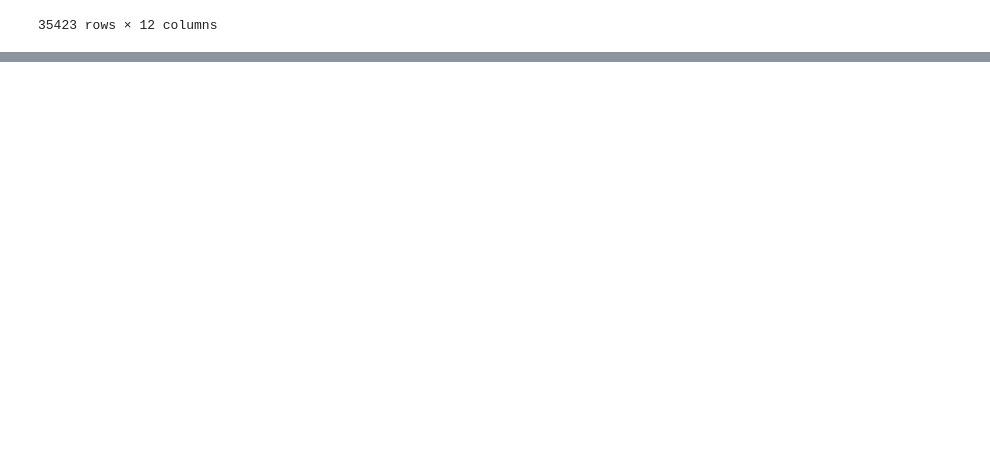
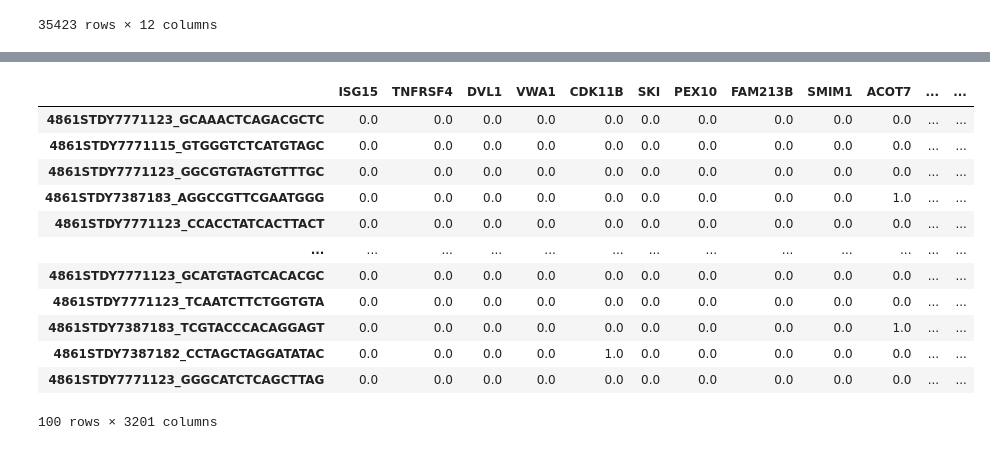
Before and after one commit to vfschumann/novosparc, a Jupyter notebook: Vic/reconstruct_endometrium.ipynb, the cells around one changed output, grey strips where cells are left out. Cells and saved outputs as stored; diff of their text form; code cells hidden in the pictures; blank space fills up the shorter version.

```diff
--- a/Vic/reconstruct_endometrium.ipynb
+++ b/Vic/reconstruct_endometrium.ipynb
@@ -85,0 +96,23 @@ adata = adata[included]
+# %%
+dge_rep = None # a representation of cells gene expression
+sc.pp.highly_variable_genes(adata)
+is_var_gene = adata.var['highly_variable']
+var_genes = list(is_var_gene.index[is_var_gene])
+
+# alternative 1: variable expressed genes representation
+dge_rep = adata.to_df()[var_genes]
+dge_rep
+# %% [output]
+|  | ISG15 | TNFRSF4 | DVL1 | VWA1 | CDK11B | SKI | PEX10 | FAM213B | SMIM1 | ACOT7 | ... | ... |
+| 4861STDY7771123_GCAAACTCAGACGCTC | 0.0 | 0.0 | 0.0 | 0.0 | 0.0 | 0.0 | 0.0 | 0.0 | 0.0 | 0.0 | ... | ... |
+| 4861STDY7771115_GTGGGTCTCATGTAGC | 0.0 | 0.0 | 0.0 | 0.0 | 0.0 | 0.0 | 0.0 | 0.0 | 0.0 | 0.0 | ... | ... |
+| 4861STDY7771123_GGCGTGTAGTGTTTGC | 0.0 | 0.0 | 0.0 | 0.0 | 0.0 | 0.0 | 0.0 | 0.0 | 0.0 | 0.0 | ... | ... |
+| 4861STDY7387183_AGGCCGTTCGAATGGG | 0.0 | 0.0 | 0.0 | 0.0 | 0.0 | 0.0 | 0.0 | 0.0 | 0.0 | 1.0 | ... | ... |
+| 4861STDY7771123_CCACCTATCACTTACT | 0.0 | 0.0 | 0.0 | 0.0 | 0.0 | 0.0 | 0.0 | 0.0 | 0.0 | 0.0 | ... | ... |
+| ... | ... | ... | ... | ... | ... | ... | ... | ... | ... | ... | ... | ... |
+| 4861STDY7771123_GCATGTAGTCACACGC | 0.0 | 0.0 | 0.0 | 0.0 | 0.0 | 0.0 | 0.0 | 0.0 | 0.0 | 0.0 | ... | ... |
+| 4861STDY7771123_TCAATCTTCTGGTGTA | 0.0 | 0.0 | 0.0 | 0.0 | 0.0 | 0.0 | 0.0 | 0.0 | 0.0 | 0.0 | ... | ... |
+| 4861STDY7387183_TCGTACCCACAGGAGT | 0.0 | 0.0 | 0.0 | 0.0 | 0.0 | 0.0 | 0.0 | 0.0 | 0.0 | 1.0 | ... | ... |
+| 4861STDY7387182_CCTAGCTAGGATATAC | 0.0 | 0.0 | 0.0 | 0.0 | 1.0 | 0.0 | 0.0 | 0.0 | 0.0 | 0.0 | ... | ... |
+| 4861STDY7771123_GGGCATCTCAGCTTAG | 0.0 | 0.0 | 0.0 | 0.0 | 0.0 | 0.0 | 0.0 | 0.0 | 0.0 | 0.0 | ... | ... |
+100 rows × 3201 columns
```
Also changed, not shown: parts of 21 cells of this notebook.
